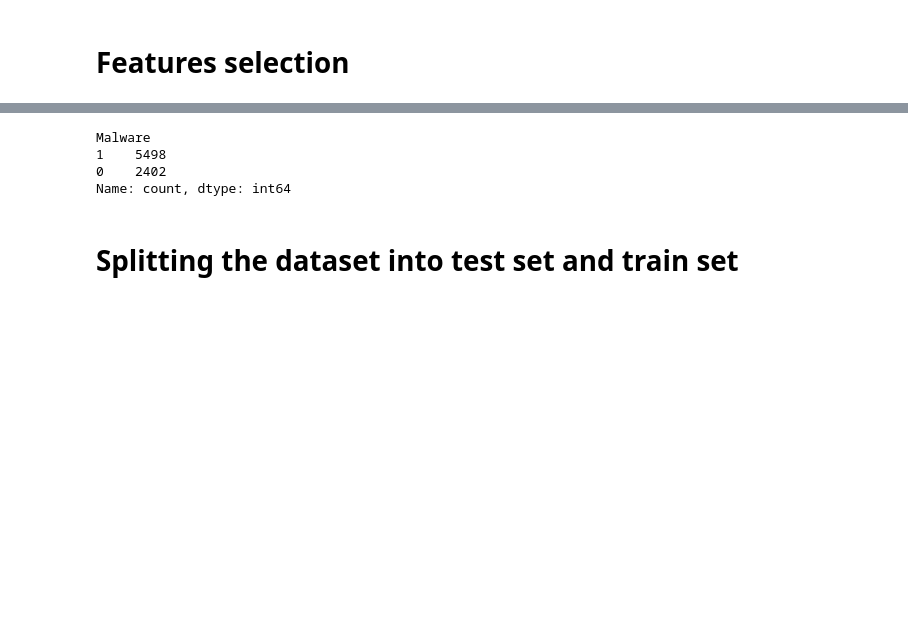
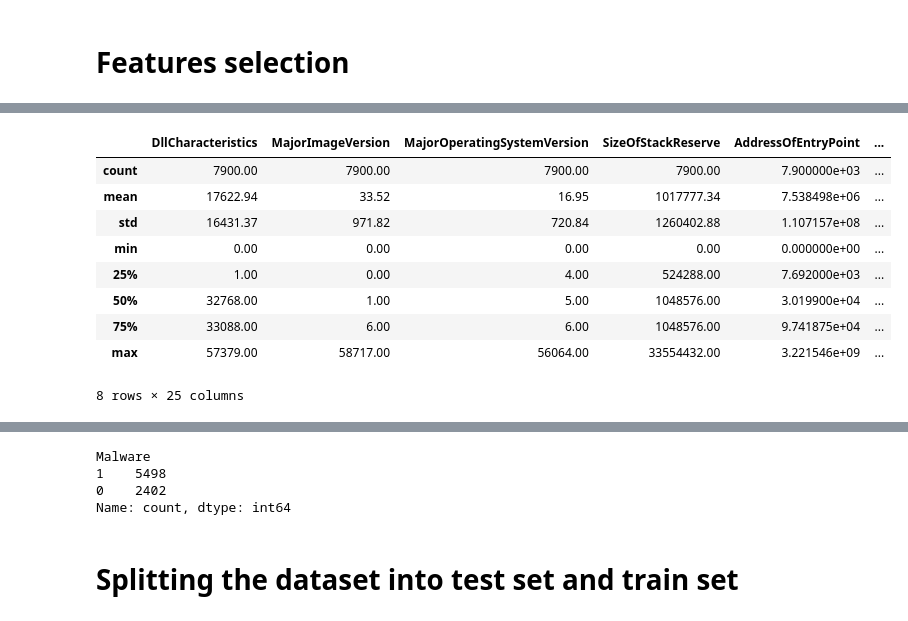
Before and after one commit to iseT1enLoc/IE105_FINAL_PROJECT, a Jupyter notebook: centralize_training_with_mlp.ipynb, the cells around one changed output, grey strips where cells are left out. Drawn from its saved outputs; the diff is of its cells as text; code cells hidden in the pictures; blank space fills up the shorter version.

```diff
--- a/centralize_training_with_mlp.ipynb
+++ b/centralize_training_with_mlp.ipynb
@@ -60,3 +75,26 @@ selected_columns = ["e_cp", "e_cparhdr", "e_maxalloc", "e_sp", "e_lfanew","Machi
+# %%
+#
+selected_columns = ["DllCharacteristics", "MajorImageVersion", "MajorOperatingSystemVersion"
+                    ,"SizeOfStackReserve", "AddressOfEntryPoint"
+                    , "Characteristics", "SizeOfHeaders", "SizeOfInitializedData"
+                    , "SizeOfUninitializedData", "MinorSubsystemVersion", "CheckSum"
+                    , "ImageBase", "MajorLinkerVersion", "NumberOfSections",
+                    "Subsystem", "MinorImageVersion", "SizeOfStackCommit", "e_lfanew"
+                    , "e_minalloc", "e_ovno","PointerToSymbolTable", "NumberOfSymbols"
+                    , "SizeOfCode", "BaseOfCode","Malware"]
 # %%
 #get record from 0 to 7900
 df = df[selected_columns].iloc[:7900,:]
+# %%
+df.describe().round(2)
+# %% [output]
+|  | DllCharacteristics | MajorImageVersion | MajorOperatingSystemVersion | SizeOfStackReserve | AddressOfEntryPoint | ... |
+| count | 7900.00 | 7900.00 | 7900.00 | 7900.00 | 7.900000e+03 | ... |
+| mean | 17622.94 | 33.52 | 16.95 | 1017777.34 | 7.538498e+06 | ... |
+| std | 16431.37 | 971.82 | 720.84 | 1260402.88 | 1.107157e+08 | ... |
+| min | 0.00 | 0.00 | 0.00 | 0.00 | 0.000000e+00 | ... |
+| 25% | 1.00 | 0.00 | 4.00 | 524288.00 | 7.692000e+03 | ... |
+| 50% | 32768.00 | 1.00 | 5.00 | 1048576.00 | 3.019900e+04 | ... |
+| 75% | 33088.00 | 6.00 | 6.00 | 1048576.00 | 9.741875e+04 | ... |
+| max | 57379.00 | 58717.00 | 56064.00 | 33554432.00 | 3.221546e+09 | ... |
+8 rows × 25 columns
```
Also changed, not shown: parts of 34 cells of this notebook, 15 other files.
